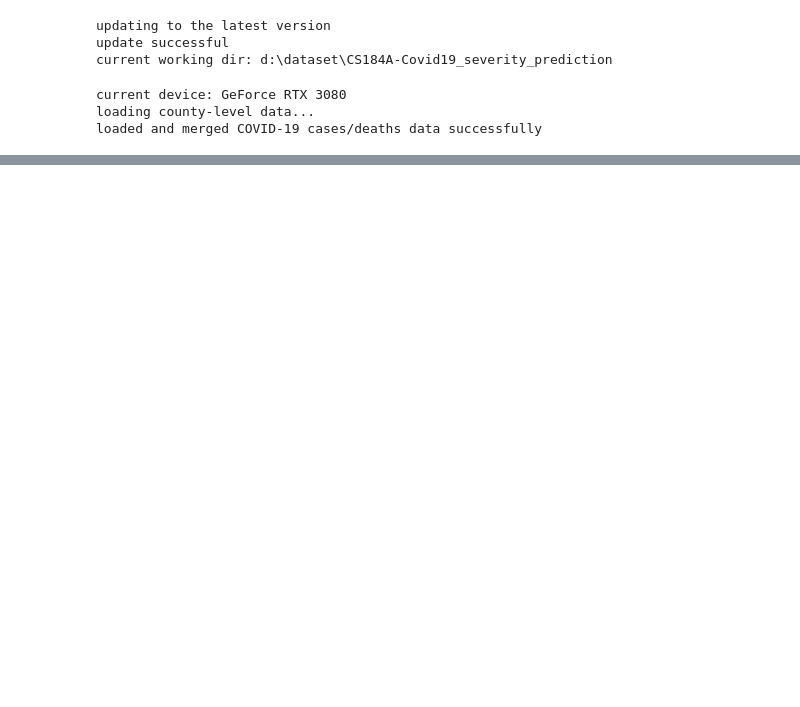
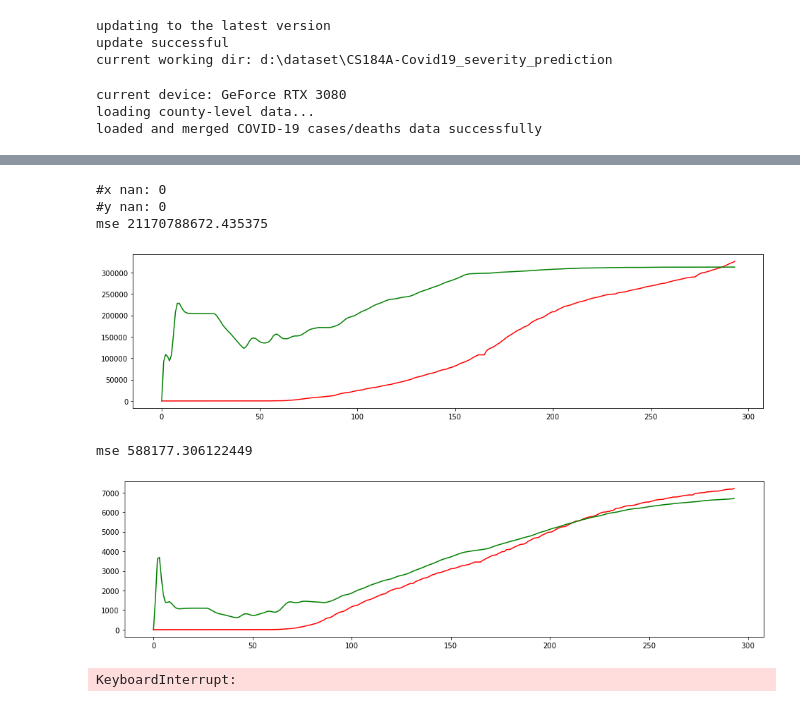
Before and after one commit to APM150/Covid19_severity_prediction, a Jupyter notebook: main.ipynb, the cells around one changed output, grey strips where cells are left out. Drawn from its saved outputs; the diff is of its cells as text; code cells hidden in the pictures; blank space fills up the shorter version.

```diff
--- a/main.ipynb
+++ b/main.ipynb
@@ -121,0 +337,15 @@ Before training: tensor([[-1.5259e+04,  6.6340e+01],
+# %%
+LA = df[(df['StateName'] == 'CA') & (df['CountyName'] == 'Los Angeles')]
+# %%
+plotPrediction(LA)
+# %% [output]
+#x nan: 0
+#y nan: 0
+mse 21170788672.435375
+[figure, added]
+mse 588177.306122449
+[figure, added]
+# %%
+model = trainModel(RNN, 1e-3, 200)
+# %% [output]
+KeyboardInterrupt:
```
Also changed, not shown: parts of 22 cells of this notebook, 17 other files.
